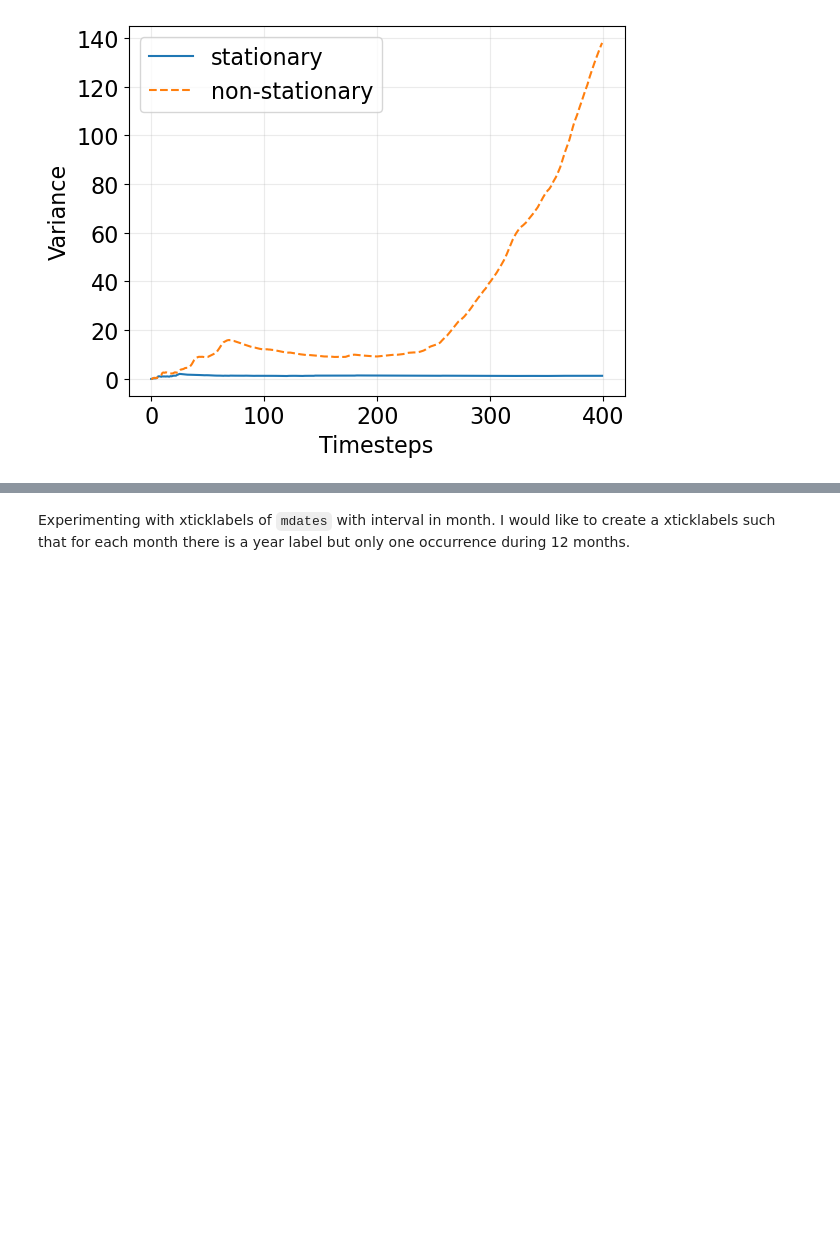
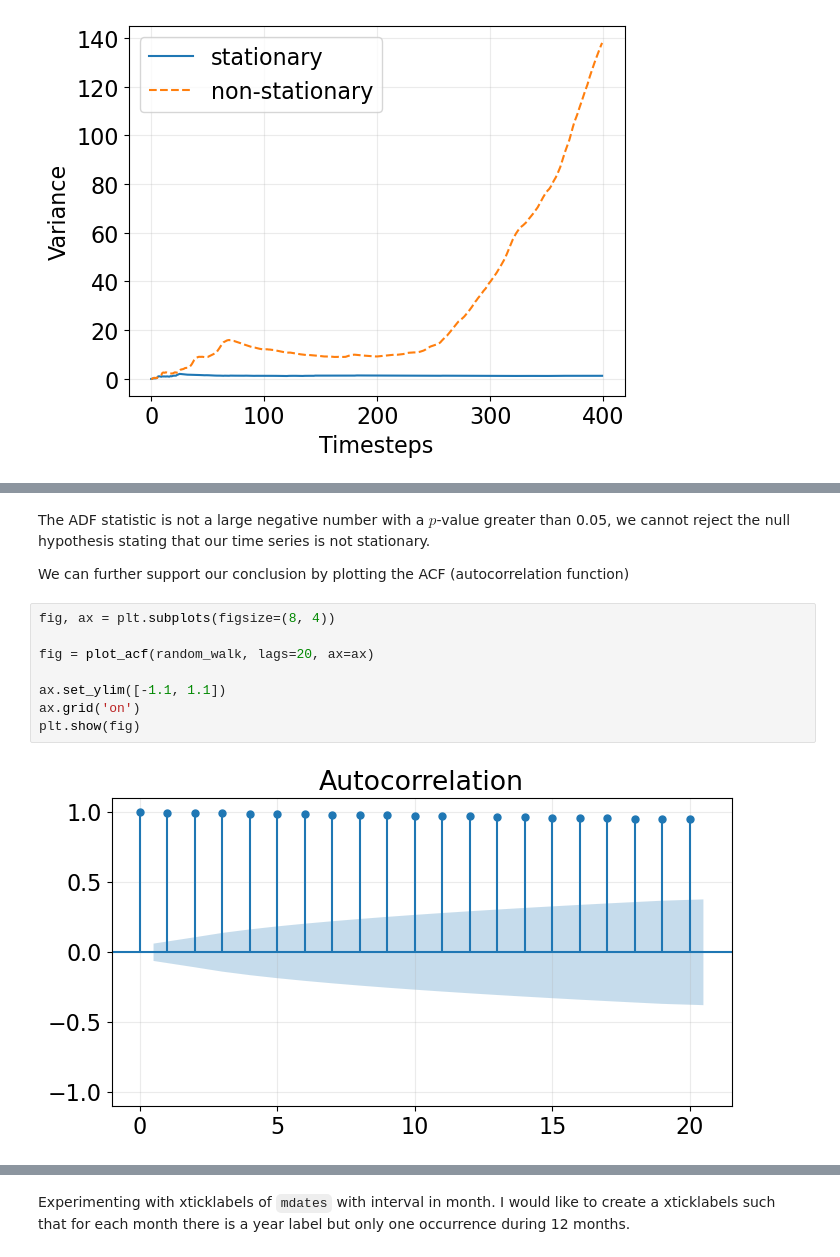
Before and after one commit to LugoBlogger/SI-201-542-forecasting-technique, a Jupyter notebook: week-03.ipynb, the cells around one changed output, grey strips where cells are left out. Cells and saved outputs as stored; diff of their text form; blank space fills up the shorter version.

```diff
--- a/week-03.ipynb
+++ b/week-03.ipynb
@@ -253,0 +273,16 @@ plt.show(fig)
+# %% [markdown]
+The ADF statistic is not a large negative number with a $p$-value greater than 0.05,
+we cannot reject the null hypothesis stating that our time series is not
+stationary.
+
+We can further support our conclusion by plotting the ACF (autocorrelation function)
+# %%
+fig, ax = plt.subplots(figsize=(8, 4))
+
+fig = plot_acf(random_walk, lags=20, ax=ax)
+
+ax.set_ylim([-1.1, 1.1])
+ax.grid('on')
+plt.show(fig)
+# %% [output]
+[figure, added]
```
Also changed, not shown: parts of 36 cells of this notebook, 1 other file.
